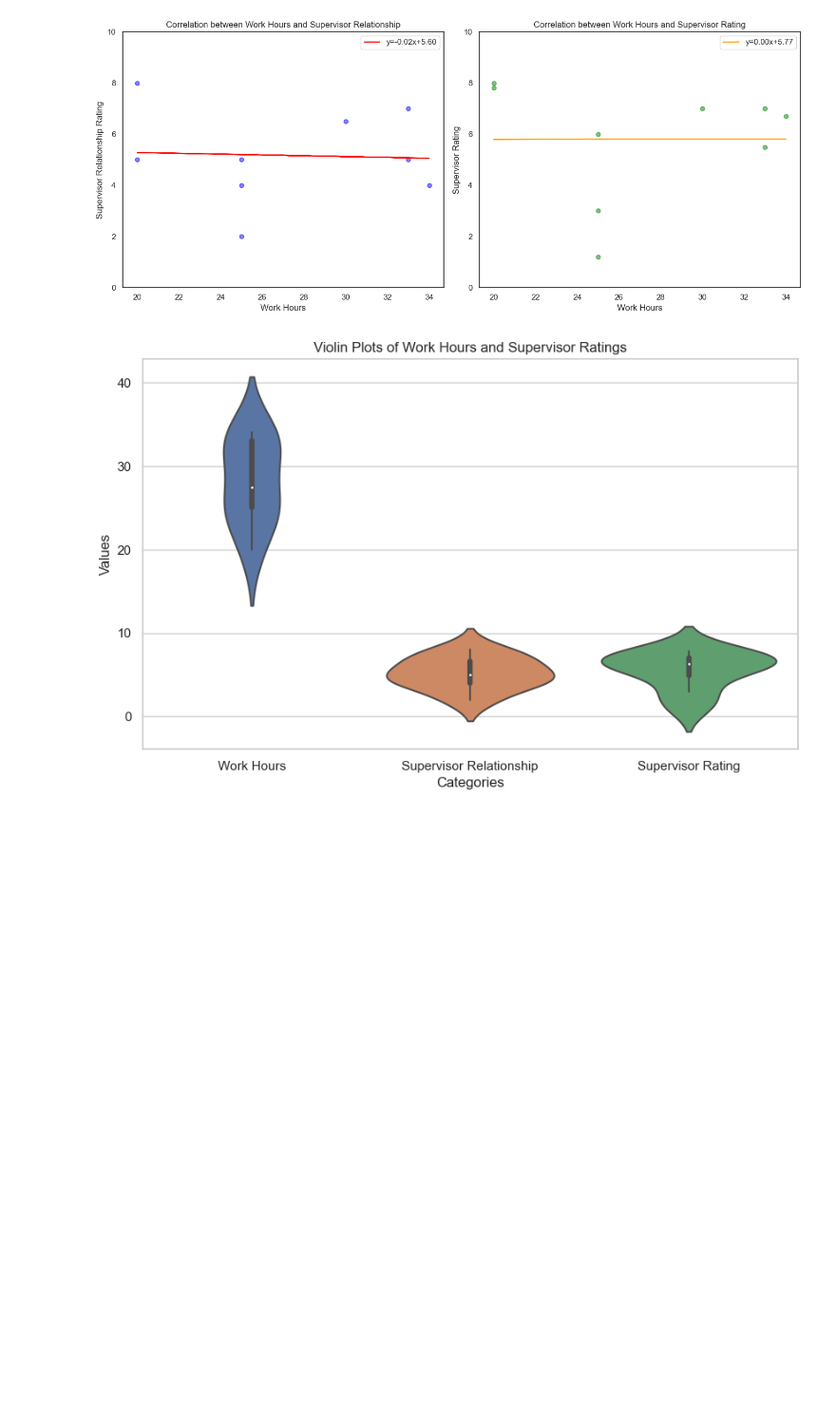
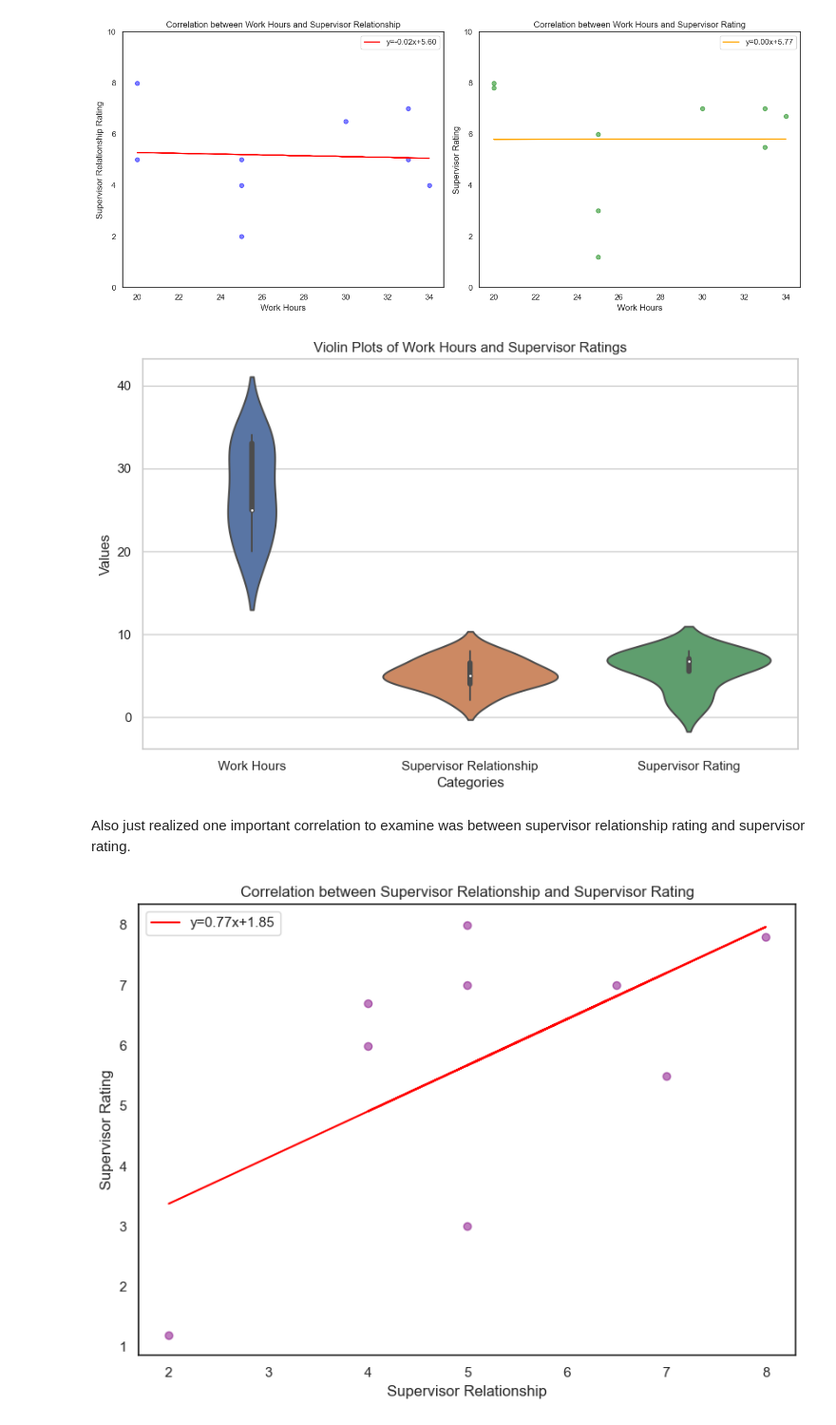
Before and after one commit to xeayerli/SPHSC525_2024, a Jupyter notebook: GUIproject/SupResponseGUI_BETA.ipynb, the cells around one changed output. Shown at 95% size. Drawn from its saved outputs; the diff is of its cells as text; code cells hidden in the pictures; blank space fills up the shorter version.

Commit message:
Updated data analysis and graphs

```diff
--- a/GUIproject/SupResponseGUI_BETA.ipynb
+++ b/GUIproject/SupResponseGUI_BETA.ipynb
@@ -513,16 +513,6 @@ plt.show()
 # %% [output]
 [figure]
 # %%
-import pandas as pd
-import matplotlib.pyplot as plt
-import seaborn as sns
-
-# Filepath to the CSV
-filepath = "/Users/ariel/Desktop/Spring24/525/GUIproject/GUI_DataFiles_old/GUIdataAnalysis.csv"
-
-# Reading the CSV file
-data = pd.read_csv(filepath)
-
 # Setting the style of seaborn for better aesthetics
 sns.set(style="whitegrid")
 
@@ -541,4 +531,48 @@ plt.ylabel('Values')
 plt.xlabel('Categories')
 plt.show()
 # %% [output]
-[figure, old version]
+[figure, new version]
+# %% [markdown]
+Also just realized one important correlation to examine was between supervisor relationship rating and supervisor rating.
+# %%
+from string import ascii_letters
+import numpy as np
+import pandas as pd
+import seaborn as sns
+import matplotlib.pyplot as plt
+
+sns.set_theme(style="white")
+
+# Filepath to the CSV
+filepath = "/Users/ariel/Desktop/Spring24/525/GUIproject/GUI_DataFiles_old/GUIdataAnalysis.csv"
+
+# Reading the CSV file
+data = pd.read_csv(filepath)
+
+# Columns of interest
+columns_of_interest = [
+    "SupervisorRating1", "SupervisorRating2"
+]
+
+# Selecting data
+selected_data = data[columns_of_interest]
+
+# Plotting scatter plot with correlation line
+plt.figure(figsize=(8, 6))
+
+# Scatter plot for Supervisor Rating 1 vs Supervisor Rating 2
+plt.scatter(data['SupervisorRating1'], data['SupervisorRating2'], alpha=0.5, color='purple')
+plt.title('Correlation between Supervisor Relationship and Supervisor Rating')
+plt.xlabel('Supervisor Relationship')
+plt.ylabel('Supervisor Rating')
+
+# Calculate the line of best fit
+m, b = np.polyfit(data['SupervisorRating1'], data['SupervisorRating2'], 1)
+# Plot the line of best fit
+plt.plot(data['SupervisorRating1'], m*data['SupervisorRating1'] + b, color='red', label=f'y={m:.2f}x+{b:.2f}')
+plt.legend()
+
+plt.tight_layout()
+plt.show()
+# %% [output]
+[figure, added]
```
